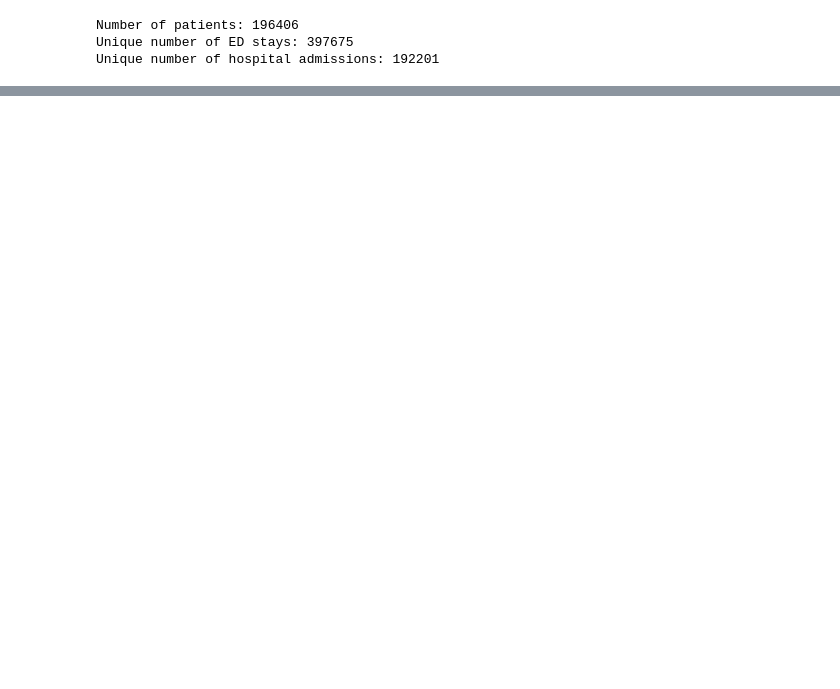
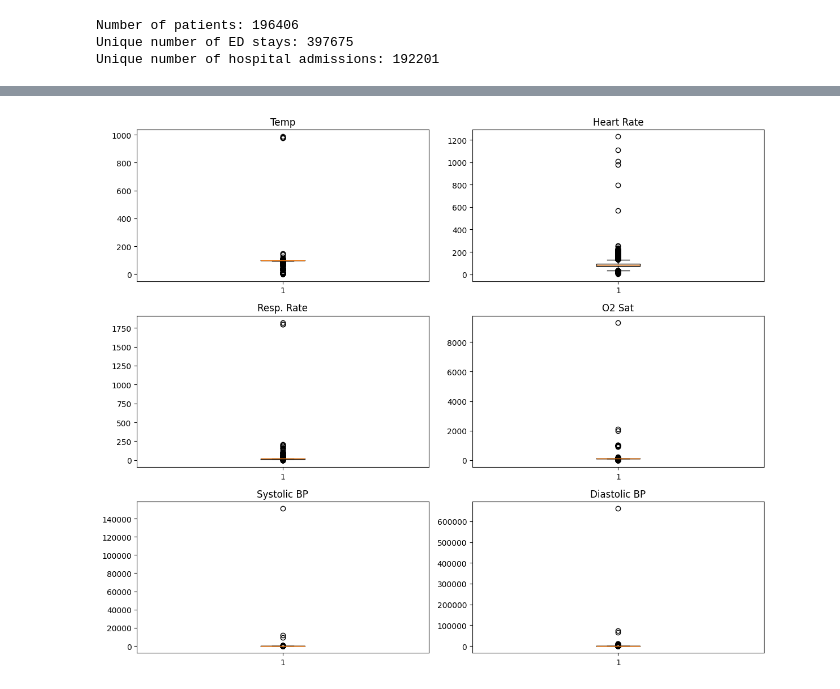
Before and after one commit to tkbarb10/ADS599-Capstone, a Jupyter notebook: cohort_eda.ipynb, the cells around one changed output, grey strips where cells are left out. Saved outputs shown, nothing was run; the diff lists cells and outputs as text; code cells hidden in the pictures; blank space fills up the shorter version.

```diff
--- a/cohort_eda.ipynb
+++ b/cohort_eda.ipynb
@@ -176,0 +71,22 @@ max         148.74     256.00     100.00     100.00     100.00  661672.00
+# %%
+fig, axs = plt.subplots(3, 2, figsize= (12, 10))
+ax = axs.flatten()
+
+ax[0].boxplot(df['temperature'].dropna())
+ax[1].boxplot(df['heartrate'].dropna())
+ax[2].boxplot(df['resprate'].dropna())
+ax[3].boxplot(df['o2sat'].dropna())
+ax[4].boxplot(df['sbp'].dropna())
+ax[5].boxplot(df['dbp'].dropna())
+
+ax[0].set_title("Temp")
+ax[1].set_title("Heart Rate")
+ax[2].set_title("Resp. Rate")
+ax[3].set_title("O2 Sat")
+ax[4].set_title("Systolic BP")
+ax[5].set_title("Diastolic BP")
+
+plt.tight_layout()
+plt.show()
+# %% [output]
+[figure, added]
```
Also changed, not shown: parts of 54 cells of this notebook, 3 other files.
